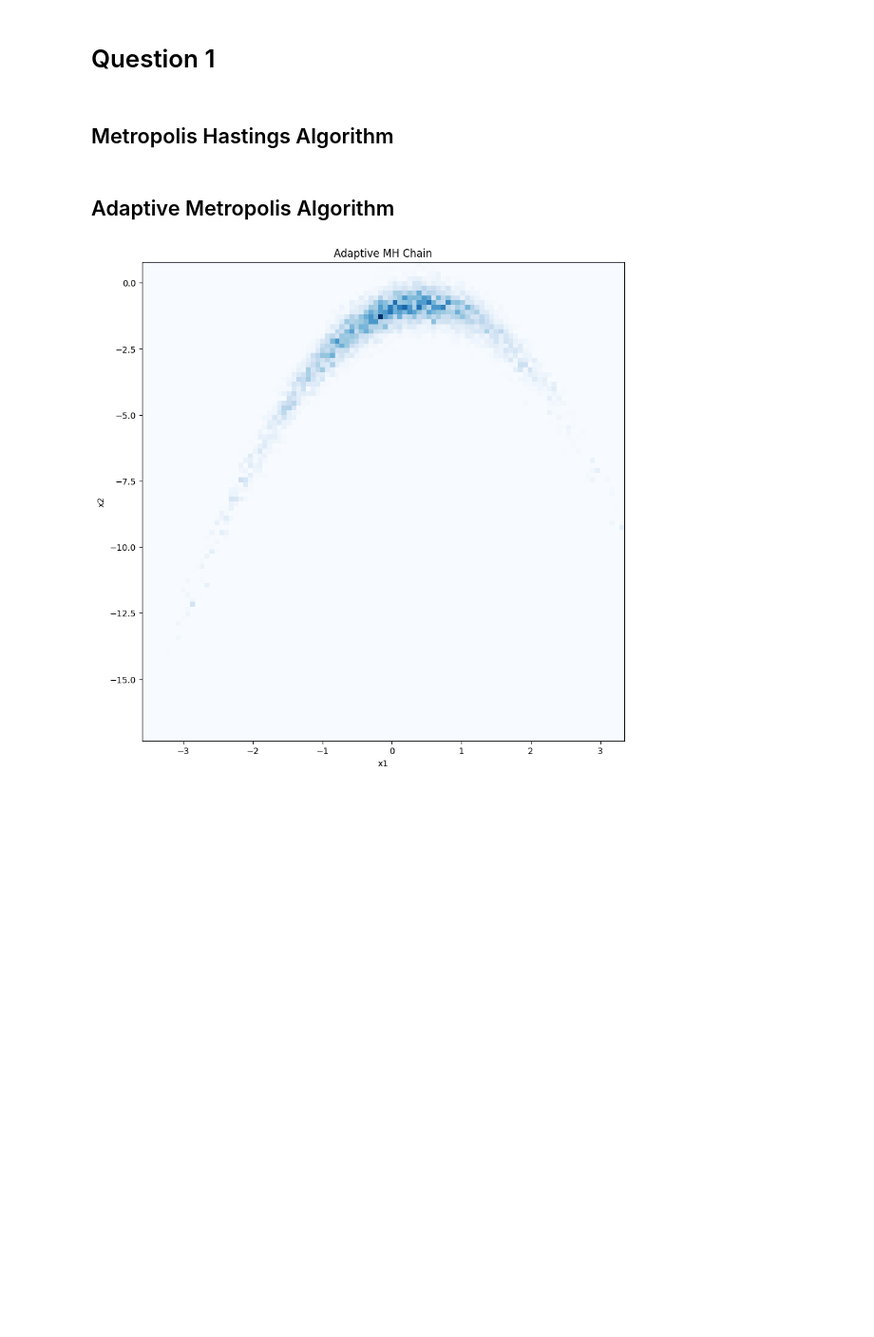
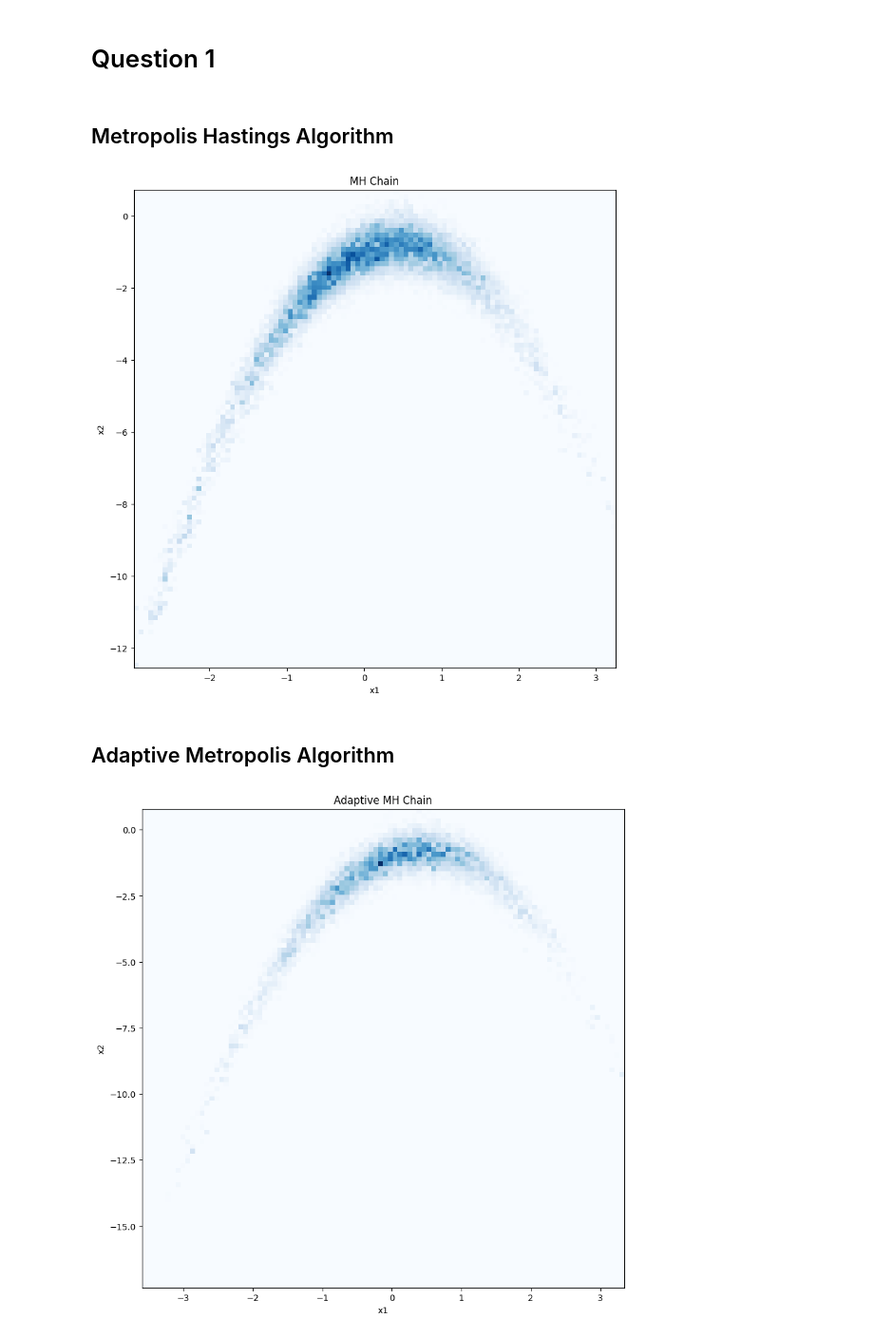
Before and after one commit to sohamphanseiitb/Robotics-In-Python-Sensing-Perception-Planning-Control, a Jupyter notebook: State Estimation/Metropolis Hastings/AE567_Project2b_Code_Soham_Phanse_(4).ipynb, the cells around one changed output. Shown at 95% size. Saved outputs shown, nothing was run; the diff lists cells and outputs as text; code cells hidden in the pictures; blank space fills up the shorter version.

```diff
--- a/State Estimation/Metropolis Hastings/AE567_Project2b_Code_Soham_Phanse_(4).ipynb
+++ b/State Estimation/Metropolis Hastings/AE567_Project2b_Code_Soham_Phanse_(4).ipynb
@@ -89,5 +90,15 @@ def target_banana(x):
   return prob
 # %%
 MH_chain, MH_accepted, MH_rejected = Metropolis_Hastings([0, 0], np.eye(2), 100000, 20, target_banana)
+# %%
+# plot a 2D histogram of MH_chain, add titles, colorbars, also plot the known posterior, overlay on top of each other
+fig, ax = plt.subplots(figsize=(10, 10))
+ax.hist2d(MH_chain[:, 0], MH_chain[:, 1], bins=100, cmap='Blues')
+ax.set_title('MH Chain')
+ax.set_xlabel('x1')
+ax.set_ylabel('x2')
+plt.show()
+# %% [output]
+[figure, added]
 # %% [markdown]
 ## Adaptive Metropolis Algorithm
```
Also changed, not shown: parts of 14 cells of this notebook, 4 other files.
